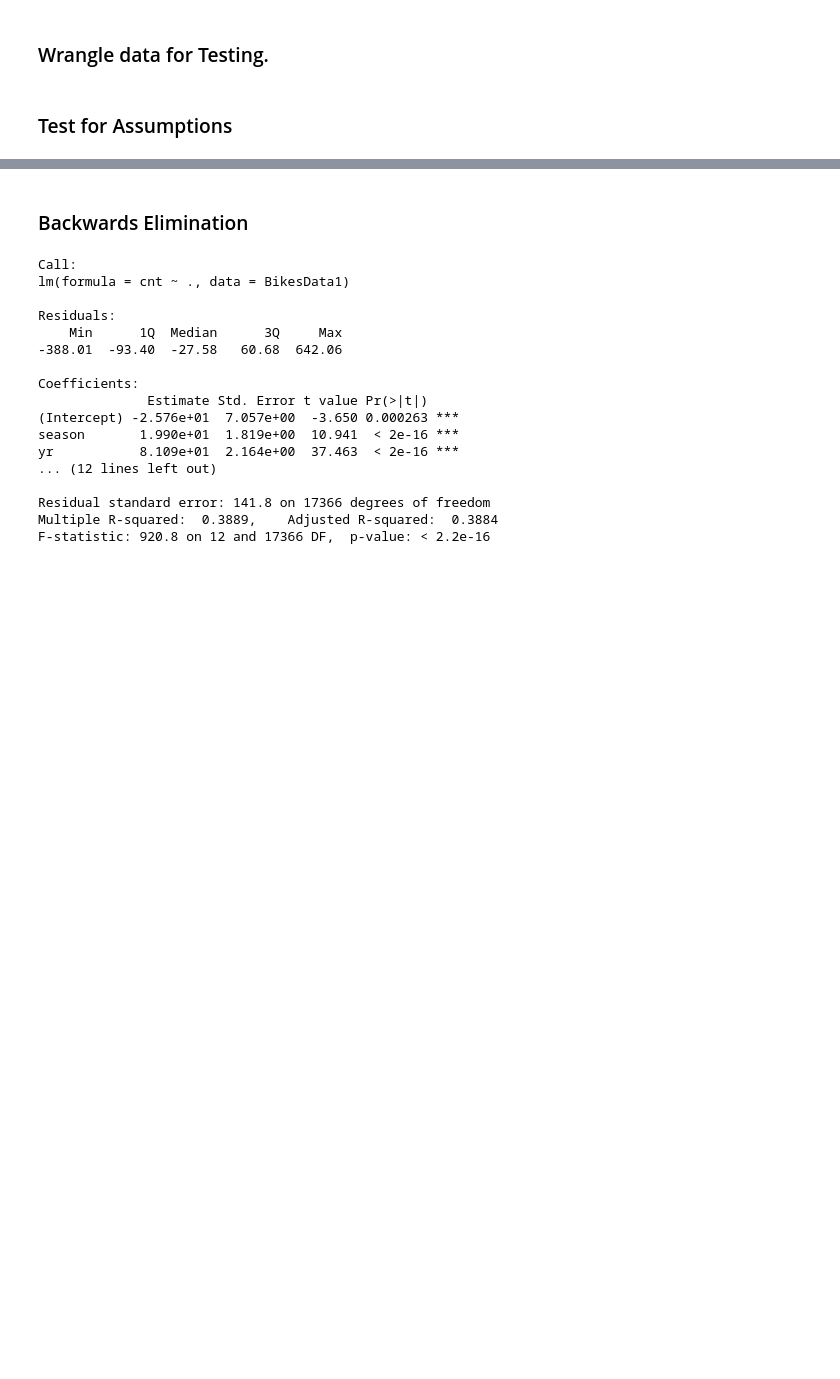
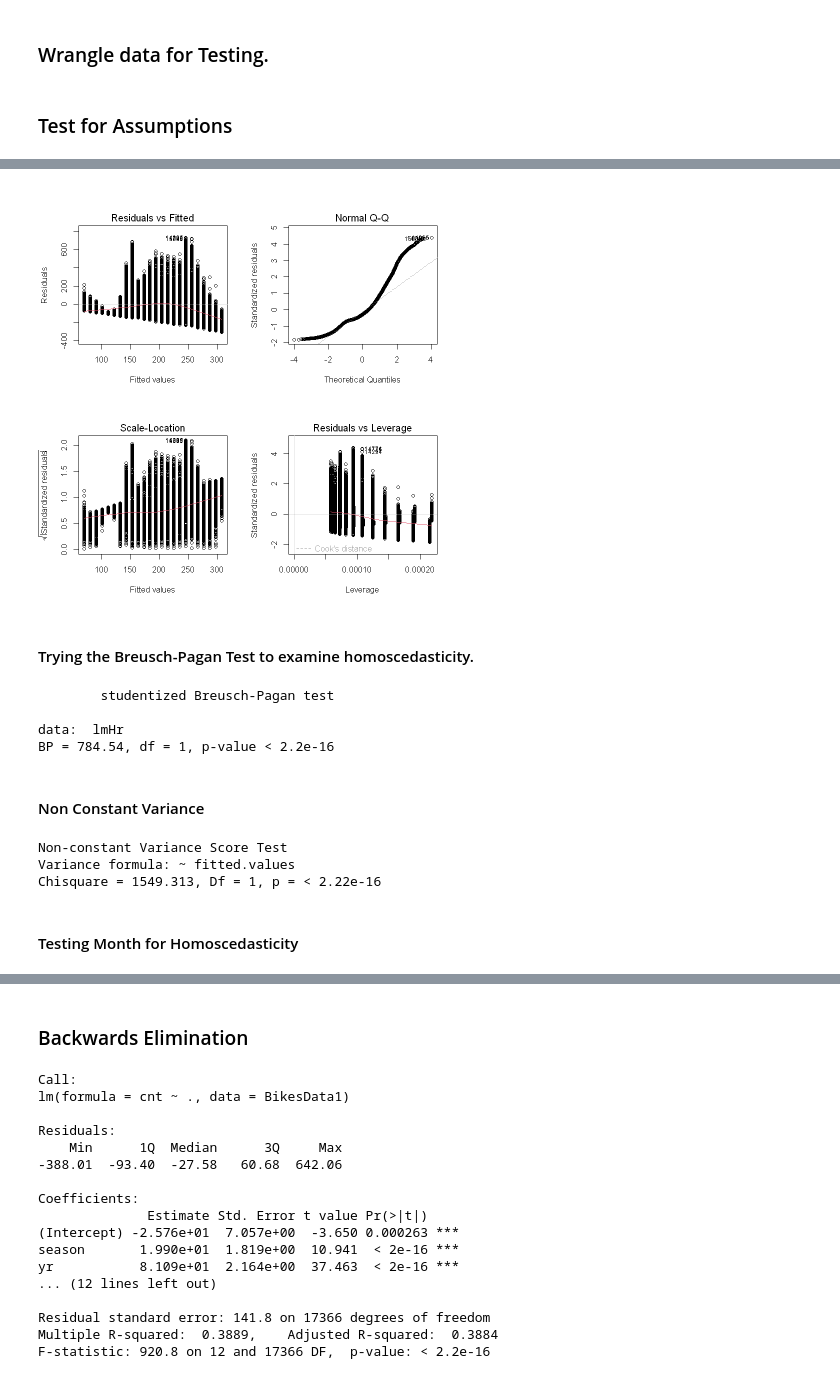
Before and after one commit to hellystia/Final-Project, a Jupyter notebook: Final-Project-R-2.ipynb, the cells around one changed output, grey strips where cells are left out. Cells and saved outputs as stored; diff of their text form; code cells hidden in the pictures; blank space fills up the shorter version.

```diff
--- a/Final-Project-R-2.ipynb
+++ b/Final-Project-R-2.ipynb
@@ -17,0 +53,5 @@ BikesData1 <- BikesData[ -c(1:2, 15:16) ]
+# %%
+par(mfrow=c(2,2))
+plot(lmHr)
+# %% [output]
+[figure, added]
@@ -17,0 +62,9 @@ BikesData1 <- BikesData[ -c(1:2, 15:16) ]
+# %% [markdown]
+#### Trying the Breusch-Pagan Test to examine homoscedasticity.
+# %%
+lmtest::bptest(lmHr)
+# %% [output]
+        studentized Breusch-Pagan test
+
+data:  lmHr
+BP = 784.54, df = 1, p-value < 2.2e-16
@@ -17,0 +73,8 @@ BikesData1 <- BikesData[ -c(1:2, 15:16) ]
+# %% [markdown]
+#### Non Constant Variance
+# %%
+car::ncvTest(lmHr)
+# %% [output]
+Non-constant Variance Score Test
+Variance formula: ~ fitted.values
+Chisquare = 1549.313, Df = 1, p = < 2.22e-16
@@ -17,0 +84,2 @@ BikesData1 <- BikesData[ -c(1:2, 15:16) ]
+# %% [markdown]
+#### Testing Month for Homoscedasticity
```
Also changed, not shown: parts of 91 cells of this notebook.
